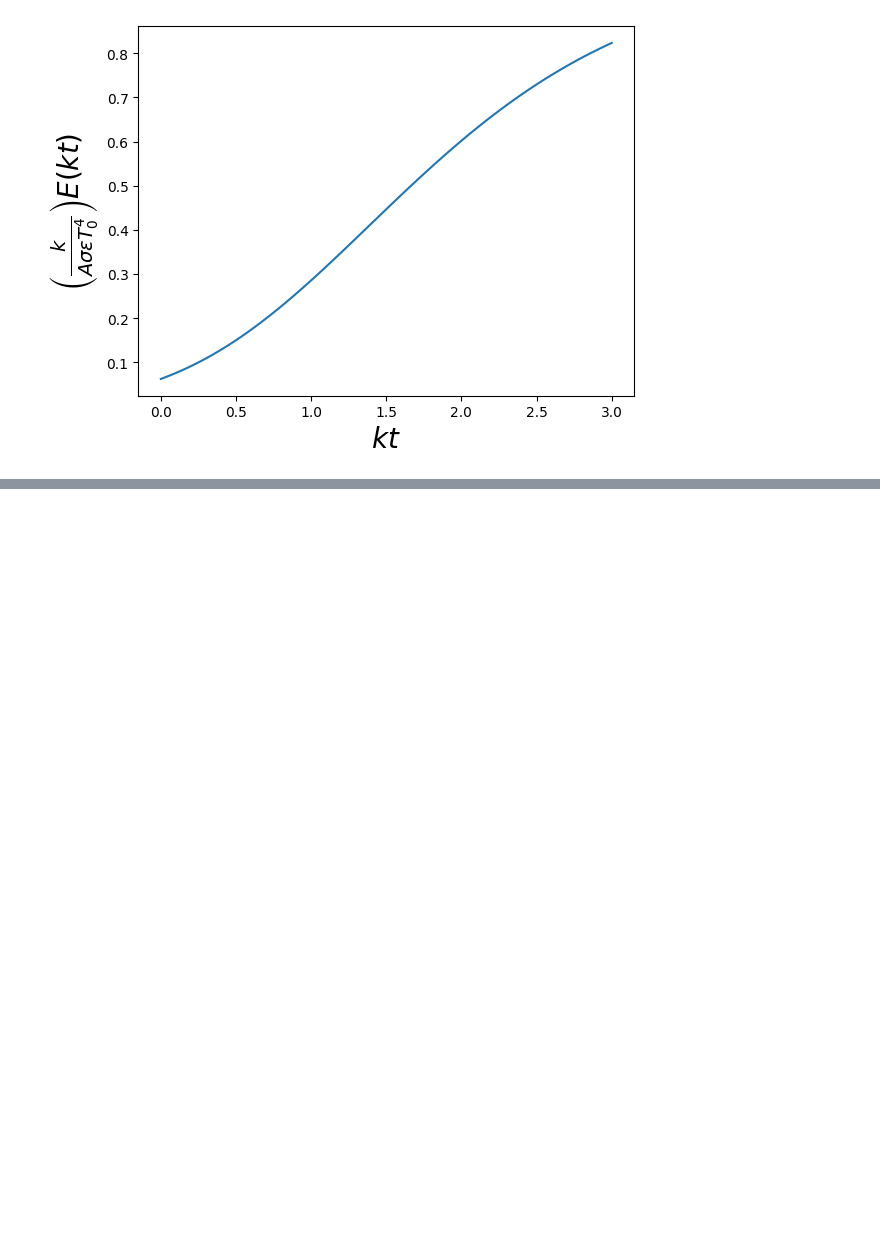
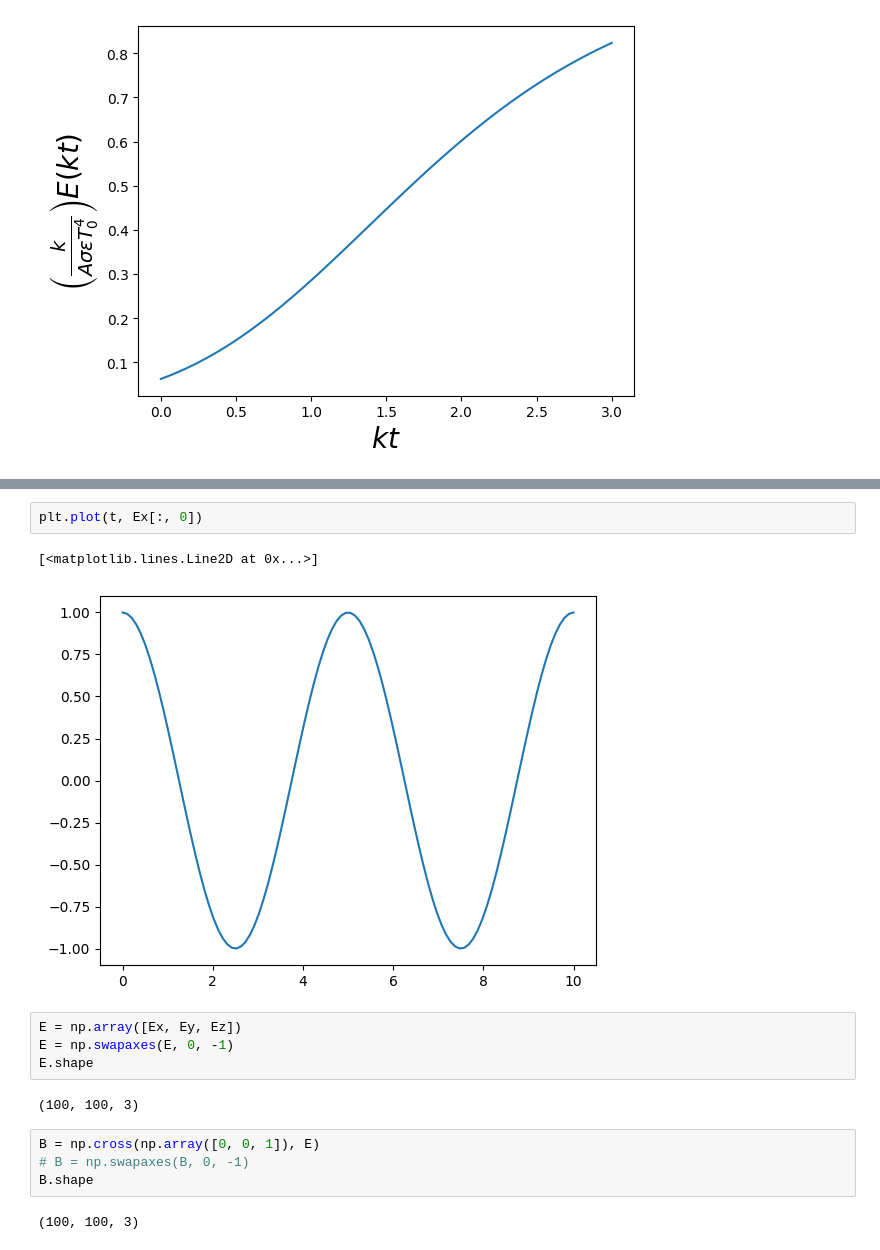
Before and after one commit to kreimben/ML-Study-Notes, a Jupyter notebook: numpy_tutorial/numpy-essentials-questions.ipynb, the cells around one changed output, grey strips where cells are left out. Cells and saved outputs as stored; diff of their text form; blank space fills up the shorter version.

```diff
--- a/numpy tutorial/numpy-essentials-questions.ipynb
+++ b/numpy_tutorial/numpy-essentials-questions.ipynb
@@ -105,0 +165,17 @@ Text(0, 0.5, '$\\left(\\frac{k}{A \\sigma \\epsilon T_0^4}\\right) E(kt)$')
+# %%
+plt.plot(t, Ex[:, 0])
+# %% [output]
+[<matplotlib.lines.Line2D at 0x...>]
+[figure, added]
+# %%
+E = np.array([Ex, Ey, Ez])
+E = np.swapaxes(E, 0, -1)
+E.shape
+# %% [output]
+(100, 100, 3)
+# %%
+B = np.cross(np.array([0, 0, 1]), E)
+# B = np.swapaxes(B, 0, -1)
+B.shape
+# %% [output]
+(100, 100, 3)
```
Also changed, not shown: parts of 23 cells of this notebook, 4 other files.
